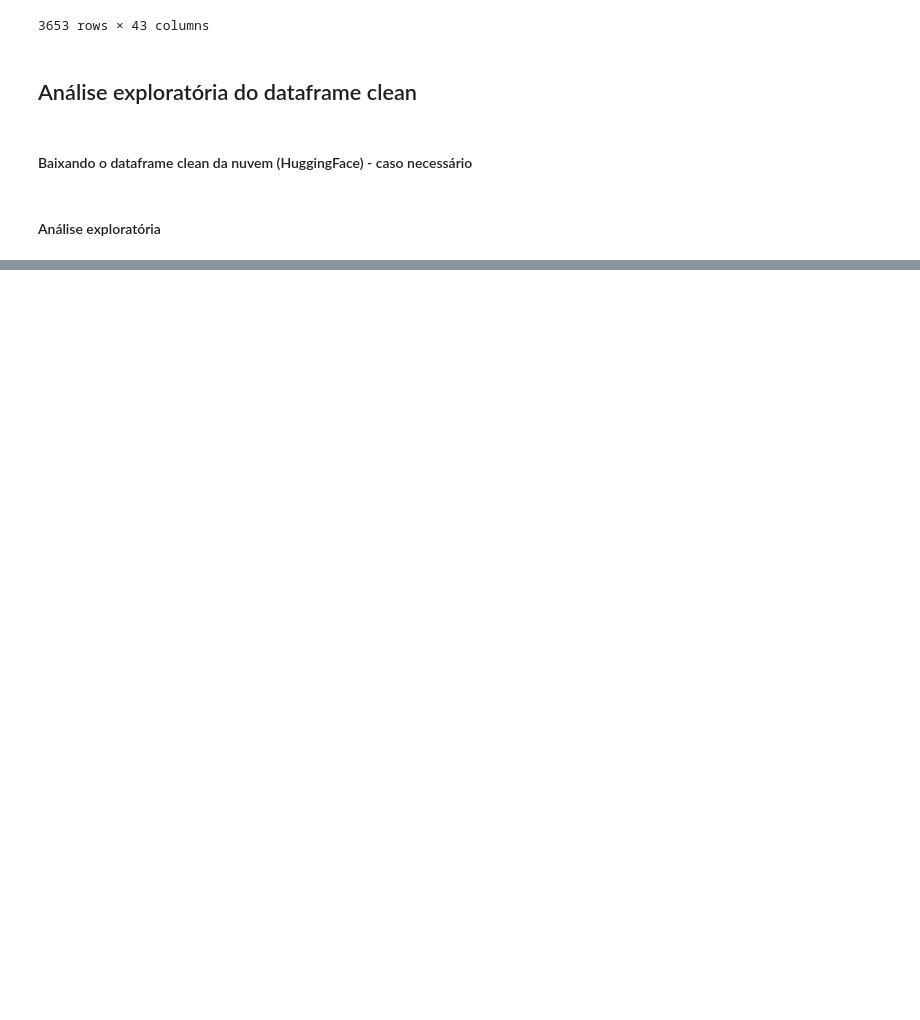
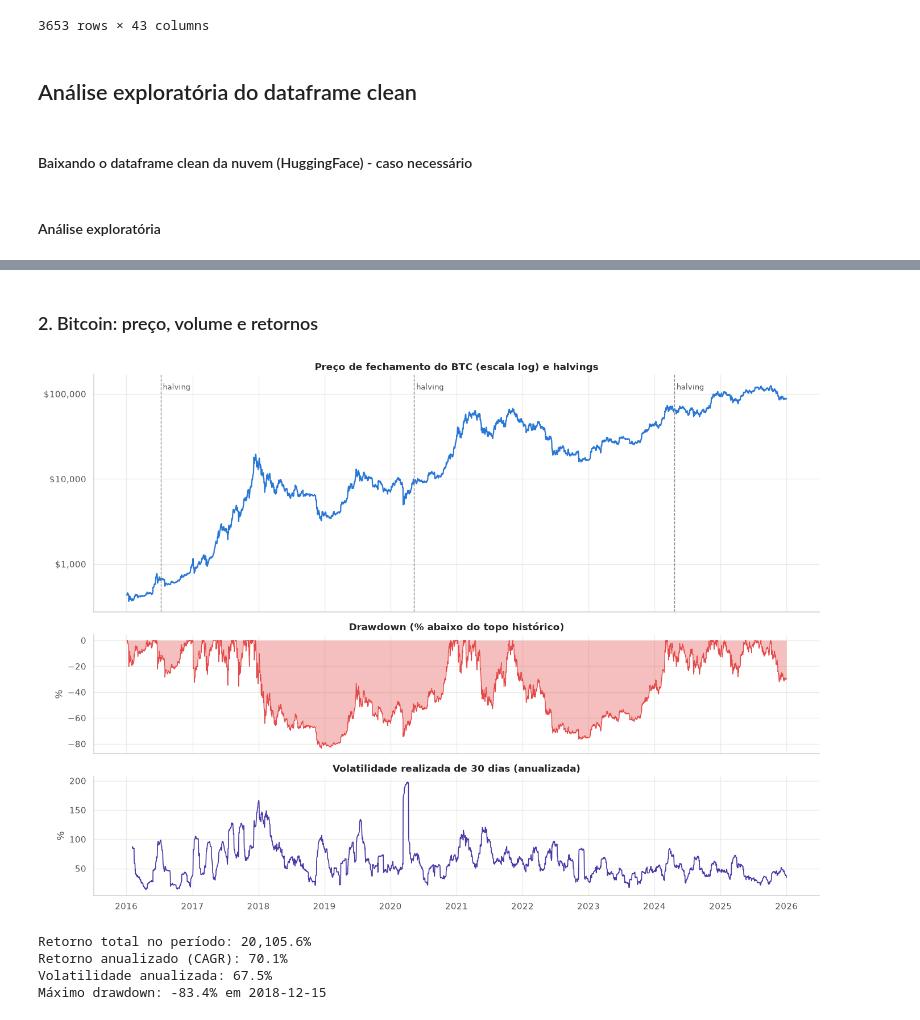
Before and after one commit to Fugant1/MADES, a Jupyter notebook: MADES/sources/notebooks/struc_data.ipynb, the cells around one changed output, grey strips where cells are left out. Cells and saved outputs as stored; diff of their text form; code cells hidden in the pictures; blank space fills up the shorter version.

```diff
--- a/MADES/sources/notebooks/struc_data.ipynb
+++ b/MADES/sources/notebooks/struc_data.ipynb
@@ -223,0 +342,43 @@ Download concluído! Dimensões do dataset: (3650, 45)
+# %% [markdown]
+### 2. Bitcoin: preço, volume e retornos
+# %%
+btc = df["BTC_Close"]
+r = np.log(btc).diff().dropna()          # log-retorno diário
+dd = btc / btc.cummax() - 1              # drawdown em relação ao topo histórico
+vol30 = r.rolling(30).std() * np.sqrt(365)
+
+HALVINGS = pd.to_datetime(["2016-07-09", "2020-05-11", "2024-04-20"])
+
+fig, axes = plt.subplots(3, 1, figsize=(14, 10), sharex=True, gridspec_kw={"height_ratios": [2, 1, 1]})
+
+axes[0].plot(btc.index, btc, color=C[0])
+axes[0].set_yscale("log")
+axes[0].yaxis.set_major_formatter(plt.FuncFormatter(lambda v, _: f"${v:,.0f}"))
+axes[0].set_title("Preço de fechamento do BTC (escala log) e halvings")
+for h in HALVINGS:
+    axes[0].axvline(h, color=GRAY, ls="--", lw=1)
+    axes[0].text(h, btc.max() * 0.9, " halving", color="#52514e", fontsize=9)
+
+axes[1].fill_between(dd.index, dd * 100, 0, color=C[7], alpha=0.35, lw=0)
+axes[1].plot(dd.index, dd * 100, color=C[7], lw=1)
+axes[1].set_title("Drawdown (% abaixo do topo histórico)")
+axes[1].set_ylabel("%")
+
+axes[2].plot(vol30.index, vol30 * 100, color=C[6], lw=1.2)
+axes[2].set_title("Volatilidade realizada de 30 dias (anualizada)")
+axes[2].set_ylabel("%")
+axes[2].xaxis.set_major_locator(mdates.YearLocator())
+axes[2].xaxis.set_major_formatter(mdates.DateFormatter("%Y"))
+plt.tight_layout()
+plt.show()
+
+print(f"Retorno total no período: {btc.iloc[-1] / btc.iloc[0] - 1:,.1%}")
+print(f"Retorno anualizado (CAGR): {(btc.iloc[-1] / btc.iloc[0]) ** (365 / (len(btc) - 1)) - 1:.1%}")
+print(f"Volatilidade anualizada: {r.std() * np.sqrt(365):.1%}")
+print(f"Máximo drawdown: {dd.min():.1%} em {dd.idxmin().date()}")
+# %% [output]
+[figure, added]
+Retorno total no período: 20,105.6%
+Retorno anualizado (CAGR): 70.1%
+Volatilidade anualizada: 67.5%
+Máximo drawdown: -83.4% em 2018-12-15
```
Also changed, not shown: parts of 52 cells of this notebook, 1 other file.
